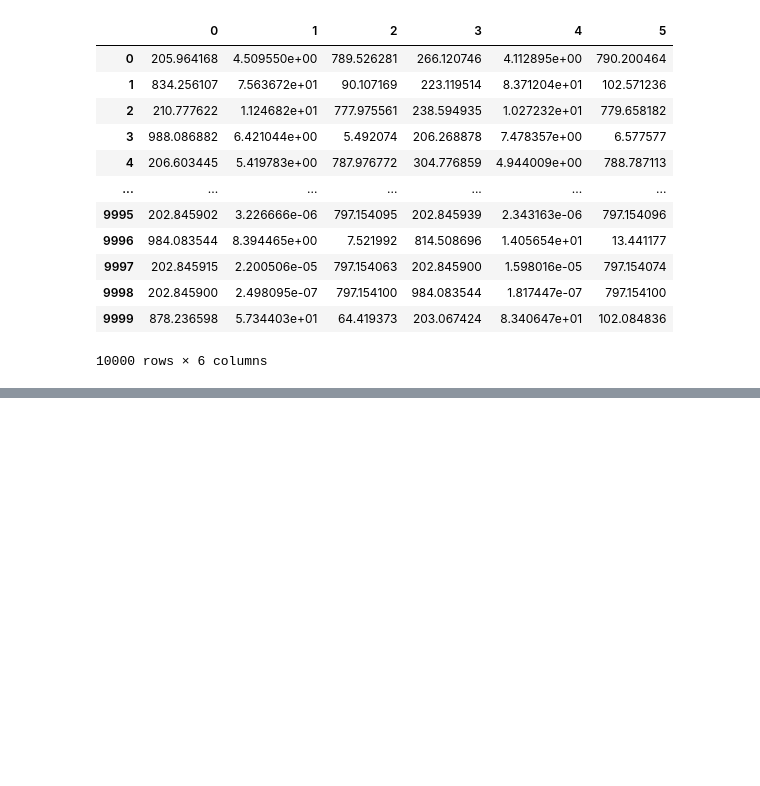
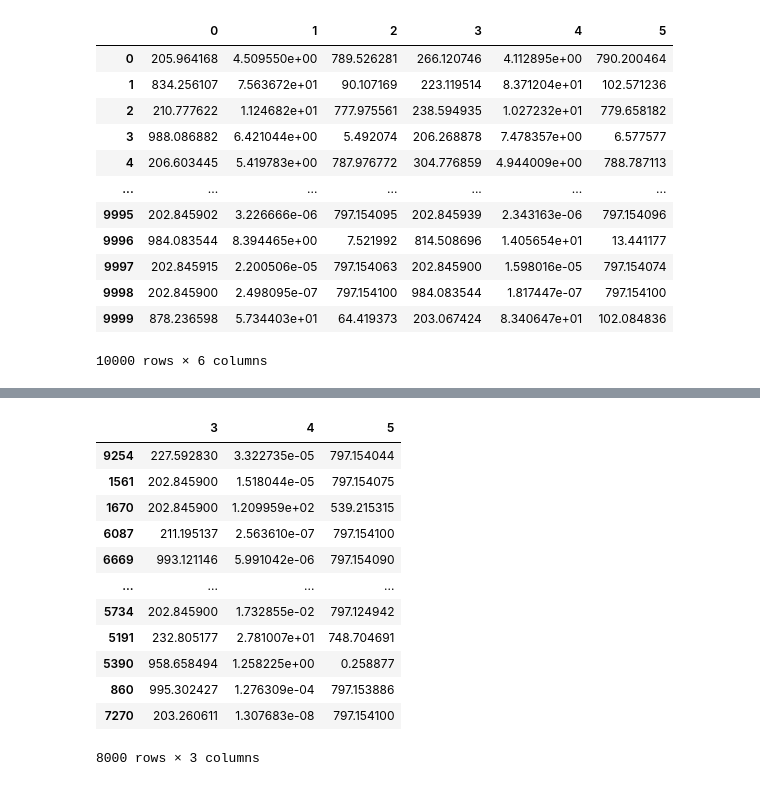
Before and after one commit to dharma610/Neural-network-model-for-compartmenral-model-SIR-and-SEIR-, a Jupyter notebook: project.ipynb, the cells around one changed output, grey strips where cells are left out. Drawn from its saved outputs; the diff is of its cells as text; code cells hidden in the pictures; blank space fills up the shorter version.

```diff
--- a/project.ipynb
+++ b/project.ipynb
@@ -294,0 +231,16 @@ plotsir(col_3, S_pred[0], I_pred[0], R_pred[0])  # plot of S,I,R (predicted) vs
+# %%
+y_train
+# %% [output]
+|  | 3 | 4 | 5 |
+| 9254 | 227.592830 | 3.322735e-05 | 797.154044 |
+| 1561 | 202.845900 | 1.518044e-05 | 797.154075 |
+| 1670 | 202.845900 | 1.209959e+02 | 539.215315 |
+| 6087 | 211.195137 | 2.563610e-07 | 797.154100 |
+| 6669 | 993.121146 | 5.991042e-06 | 797.154090 |
+| ... | ... | ... | ... |
+| 5734 | 202.845900 | 1.732855e-02 | 797.124942 |
+| 5191 | 232.805177 | 2.781007e+01 | 748.704691 |
+| 5390 | 958.658494 | 1.258225e+00 | 0.258877 |
+| 860 | 995.302427 | 1.276309e-04 | 797.153886 |
+| 7270 | 203.260611 | 1.307683e-08 | 797.154100 |
+8000 rows × 3 columns
```
Also changed, not shown: parts of 16 cells of this notebook.
